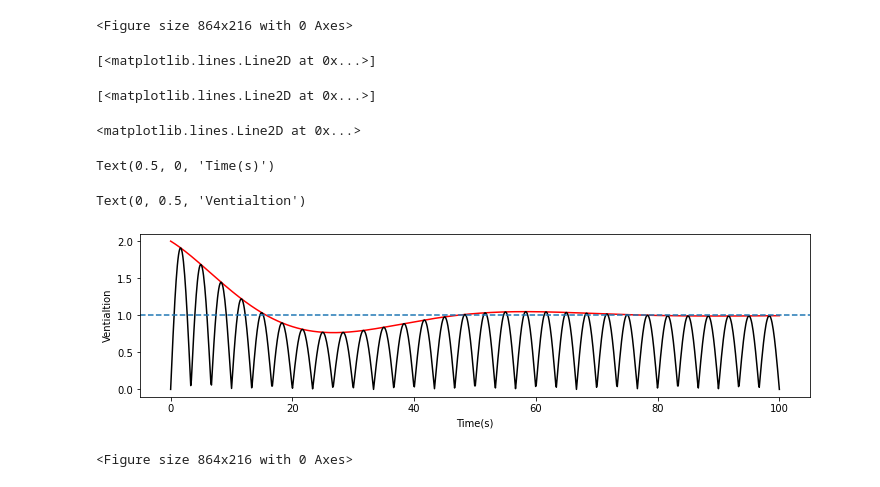
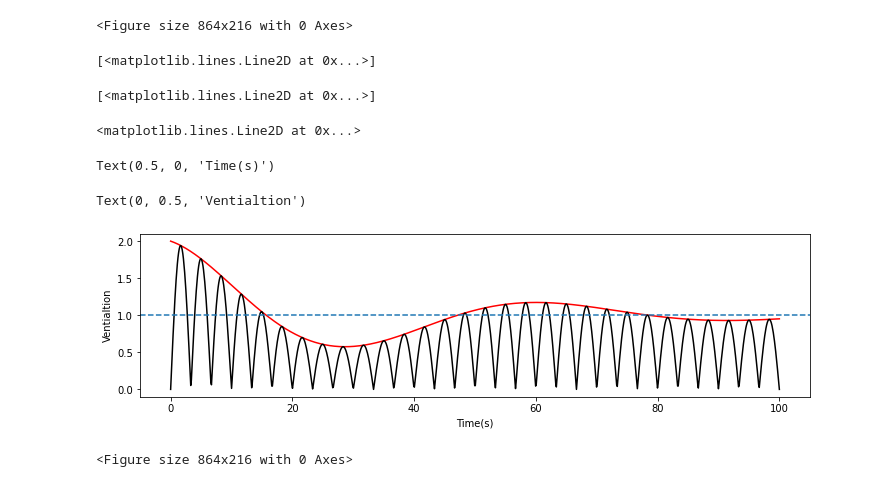
Before and after one commit to zhihuai1982/playground, a Jupyter notebook: code-storage/loopgain.ipynb, the cells around one changed output. Cells and saved outputs as stored; diff of their text form; code cells hidden in the pictures.

```diff
--- a/code-storage/loopgain.ipynb
+++ b/code-storage/loopgain.ipynb
@@ -1,28 +1,28 @@
 # %%
 import matplotlib.pyplot as plt
 import numpy as np
 
 
 Fs = 1000
 f = 150
 x = np.linspace(0, 100, 1000)
-hight = np.cos(x / 10) * np.exp(-x / 20) + 1
+hight = np.cos(x / 10) * np.exp(-x / 35) + 1
 plt.figure(figsize=(12, 3))
 plt.plot(x, hight, "r")
 y = hight * np.sin(2 * np.pi * f * x / Fs)
 plt.plot(x, abs(y), "black")
 plt.axhline(y=1, linestyle="--")
 plt.xlabel("Time(s)")
 plt.ylabel("Ventialtion")
 plt.show()
 # %% [output]
 <Figure size 864x216 with 0 Axes>
 [<matplotlib.lines.Line2D at 0x...>]
 [<matplotlib.lines.Line2D at 0x...>]
 <matplotlib.lines.Line2D at 0x...>
 Text(0.5, 0, 'Time(s)')
 Text(0, 0.5, 'Ventialtion')
-[figure, old version]
+[figure, new version]
 # %%
 import matplotlib.pyplot as plt
 import numpy as np
```
